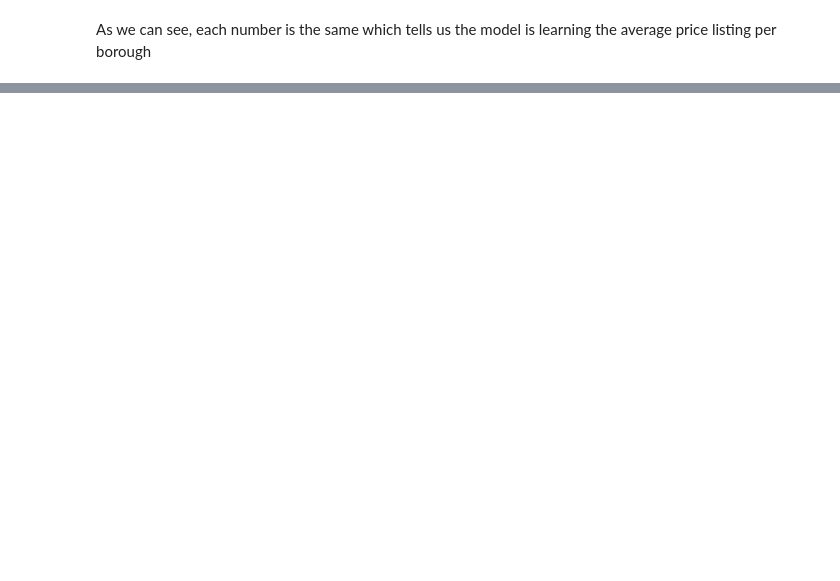
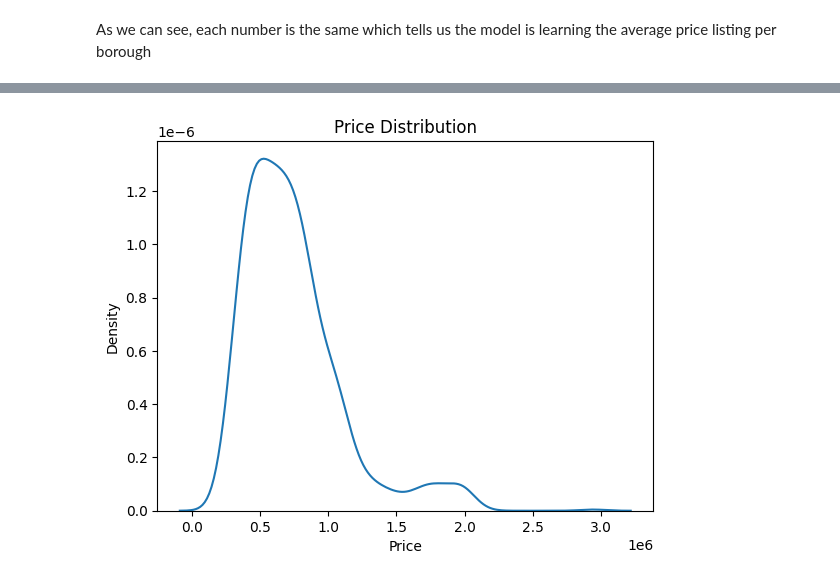
Before and after one commit to Mattcben1/week_8, a Jupyter notebook: Lab_assignment.ipynb, the cells around one changed output, grey strips where cells are left out. Drawn from its saved outputs; the diff is of its cells as text; code cells hidden in the pictures; blank space fills up the shorter version.

```diff
--- a/Lab_assignment.ipynb
+++ b/Lab_assignment.ipynb
@@ -103,0 +371,4 @@ print(comparison)
+# %%
+df = pd.read_csv('cars_hw.csv')
+df.head()
+#df.info()
@@ -103,0 +385,7 @@ print(comparison)
+# %%
+#passing price to a kdeplot to check direction of skew
+sns.kdeplot(df["Price"])
+plt.title("Price Distribution")
+plt.show()
+# %% [output]
+[figure, added]
```
Also changed, not shown: parts of 73 cells of this notebook.
